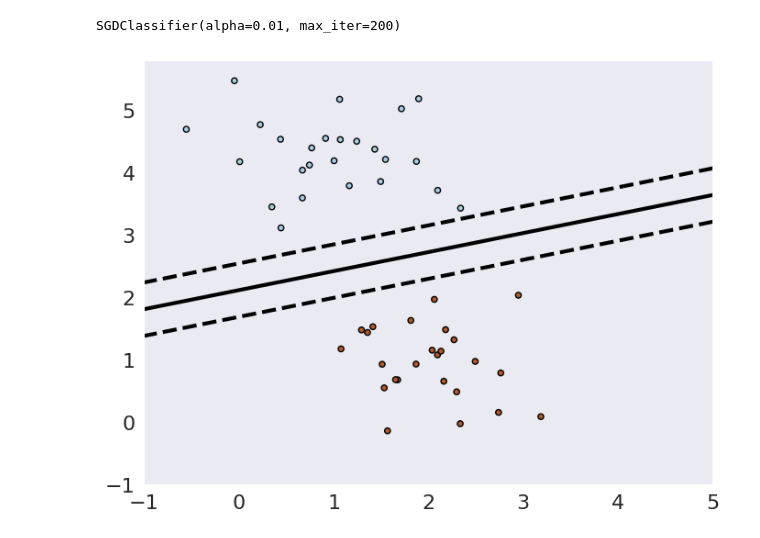
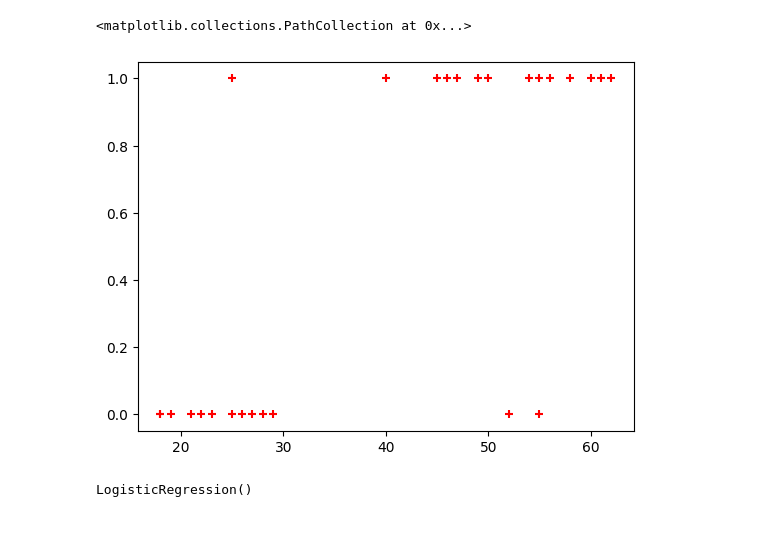
Before and after one commit to yalini154/1, a Jupyter notebook: classification.ipynb, the cells around one changed output. Drawn from its saved outputs; the diff is of its cells as text; code cells hidden in the pictures.

```diff
--- a/classification.ipynb
+++ b/classification.ipynb
@@ -10,8 +2,0 @@ dataset = load_breast_cancer()
-# %%
-sns.set_style('dark')
-
-import matplotlib as mpl
-
-mpl.style.use(['https://gist.githubusercontent.com/BrendanMartin/01e71bb9550774e2ccff3af7574c0020/raw/6fa9681c7d0232d34c9271de9be150e584e606fe/lds_default.mplstyle'])
-
-mpl.rcParams.update({"figure.figsize": (8,6), "axes.titlepad": 22.0})
@@ -35,0 +13,3 @@ plt.show()
+# %%
+df = pd.read_csv("insurance_data.csv")
+df.head()
@@ -36 +23,6 @@ plt.show()
+# %%
+plt.scatter(df.age,df.bought_insurance,marker='+',color='red')
+# %% [output]
+<matplotlib.collections.PathCollection at 0x...>
+[figure, added]
 # %%
@@ -44,4 +30,0 @@ clf = SGDClassifier(loss="hinge", alpha=0.01, max_iter=200)
-# %%
-clf.fit(X, Y)
-# %% [output]
-SGDClassifier(alpha=0.01, max_iter=200)
@@ -51,17 +31,14 @@ yy = np.linspace(-1, 5, 10)
-# %%
-X1, X2 = np.meshgrid(xx, yy)
-Z = np.empty(X1.shape)
-for (i, j), val in np.ndenumerate(X1):
-  x1 = val
-  x2 = X2[i, j]
-  p = clf.decision_function([[x1, x2]])
-  Z[i, j] = p[0]
-levels = [-1.0, 0.0, 1.0]
-linestyles = ['dashed', 'solid', 'dashed']
-color = 'k'
-plt.contour(X1, X2, Z, levels, colors=color, linestyles=linestyles)
-plt.scatter(X[:, 0], X[:, 1], c=Y, cmap=plt.cm.Paired, edgecolors='black', s=20)
-
-plt.show()
-# %% [output]
-[figure, removed]
+# %%
+from sklearn.model_selection import train_test_split
+
+# Define features (X) and target (y)
+X = df[['age']]
+y = df['bought_insurance']
+
+# Split data into training and testing sets
+x_train, x_test, y_train, y_test = train_test_split(X, y, test_size=0.2, random_state=42)
+
+# Fit the model
+model.fit(x_train, y_train)
+# %% [output]
+LogisticRegression()
```
Also changed, not shown: parts of 18 cells of this notebook.
